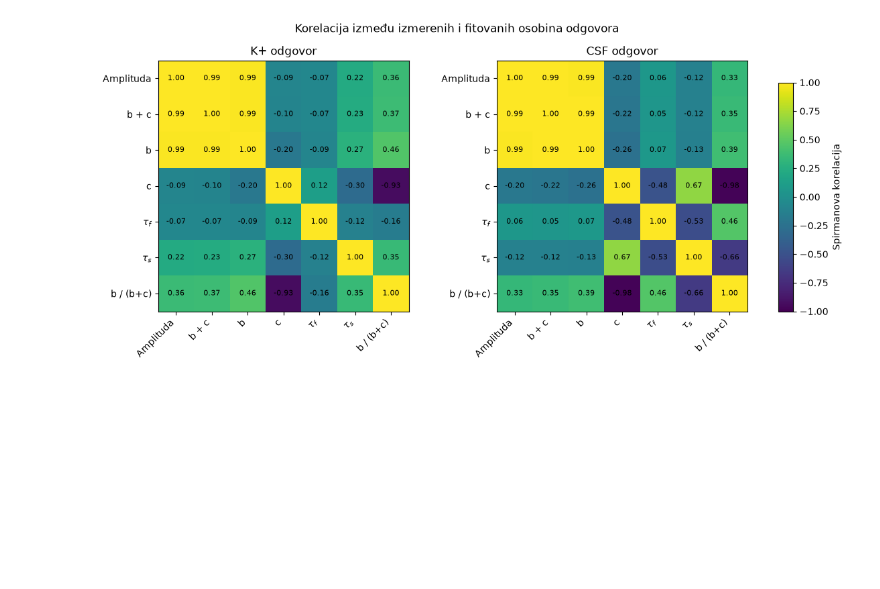
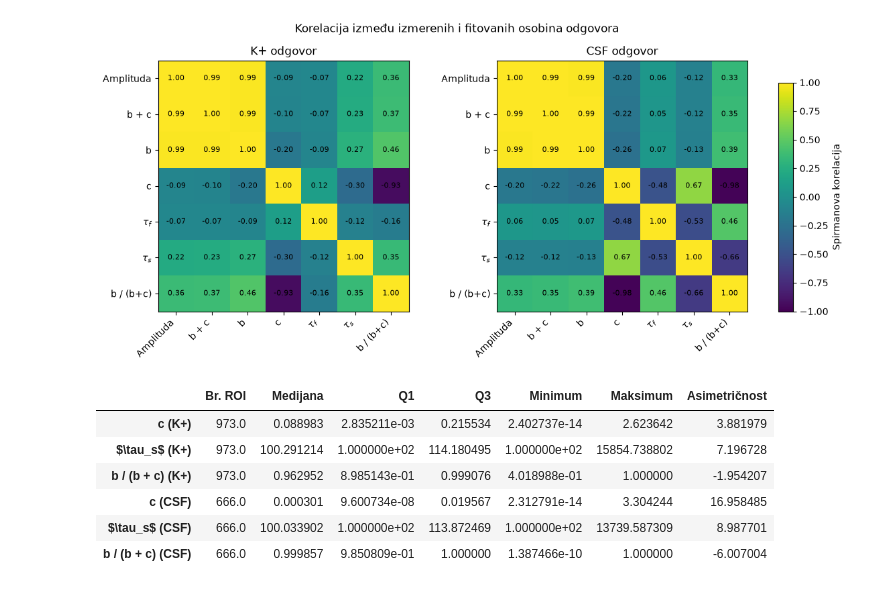
Before and after one commit to peraj-17/MasterProjekatPetarJ, a Jupyter notebook: notebooks/02_eda.ipynb, the cells around one changed output. Saved outputs shown, nothing was run; the diff lists cells and outputs as text; code cells hidden in the pictures; blank space fills up the shorter version.

Commit message:
Dodata i eksportovana tabela sa statistikom spore komponente fita

```diff
--- a/notebooks/02_eda.ipynb
+++ b/notebooks/02_eda.ipynb
@@ -3030,3 +3030,71 @@ save_figure(
 plt.show()
 # %% [output]
 [figure]
+# %%
+# Kompaktna tabela deskriptivne statistike
+# za interpretaciju spore komponente fita
+
+fit_summary_features = [
+    "k_ref_coef_slow",
+    "k_ref_tau_slow",
+    "k_ref_percent_fast",
+    "csf_coef_slow",
+    "csf_tau_slow",
+    "csf_percent_fast",
+]
+
+fit_summary_labels = {
+    "k_ref_coef_slow": "c (K+)",
+    "k_ref_tau_slow": f"$\tau_s$ (K+)",
+    "k_ref_percent_fast": "b / (b + c) (K+)",
+    "csf_coef_slow": "c (CSF)",
+    "csf_tau_slow": f"$\tau_s$ (CSF)",
+    "csf_percent_fast": "b / (b + c) (CSF)",
+}
+
+fit_descriptive_compact = (
+    fit_descriptive_statistics
+    .loc[
+        fit_summary_features,
+        [
+            "count",
+            "median",
+            "25%",
+            "75%",
+            "min",
+            "max",
+            "skewness",
+        ],
+    ]
+    .copy()
+)
+
+fit_descriptive_compact.index = (
+    fit_descriptive_compact.index.map(
+        fit_summary_labels
+    )
+)
+
+fit_descriptive_compact = (
+    fit_descriptive_compact.rename(
+        columns={
+            "count": "Br. ROI",
+            "median": "Medijana",
+            "25%": "Q1",
+            "75%": "Q3",
+            "min": "Minimum",
+            "max": "Maksimum",
+            "skewness": "Asimetričnost",
+        }
+    )
+)
+
+fit_descriptive_compact
+# %% [output]
+|  | Br. ROI | Medijana | Q1 | Q3 | Minimum | Maksimum | Asimetričnost |
+| c (K+) | 973.0 | 0.088983 | 2.835211e-03 | 0.215534 | 2.402737e-14 | 2.623642 | 3.881979 |
+| $\tau_s$ (K+) | 973.0 | 100.291214 | 1.000000e+02 | 114.180495 | 1.000000e+02 | 15854.738802 | 7.196728 |
+| b / (b + c) (K+) | 973.0 | 0.962952 | 8.985143e-01 | 0.999076 | 4.018988e-01 | 1.000000 | -1.954207 |
+| c (CSF) | 666.0 | 0.000301 | 9.600734e-08 | 0.019567 | 2.312791e-14 | 3.304244 | 16.958485 |
+| $\tau_s$ (CSF) | 666.0 | 100.033902 | 1.000000e+02 | 113.872469 | 1.000000e+02 | 13739.587309 | 8.987701 |
+| b / (b + c) (CSF) | 666.0 | 0.999857 | 9.850809e-01 | 1.000000 | 1.387466e-10 | 1.000000 | -6.007004 |
```
Also changed, not shown: parts of 3 cells of this notebook, 20 other files.
